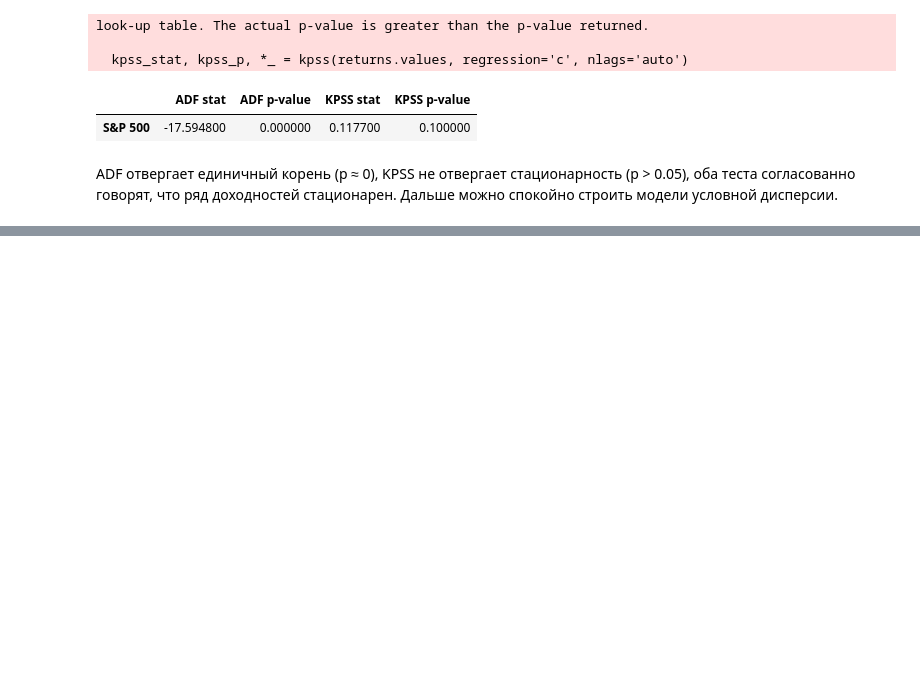
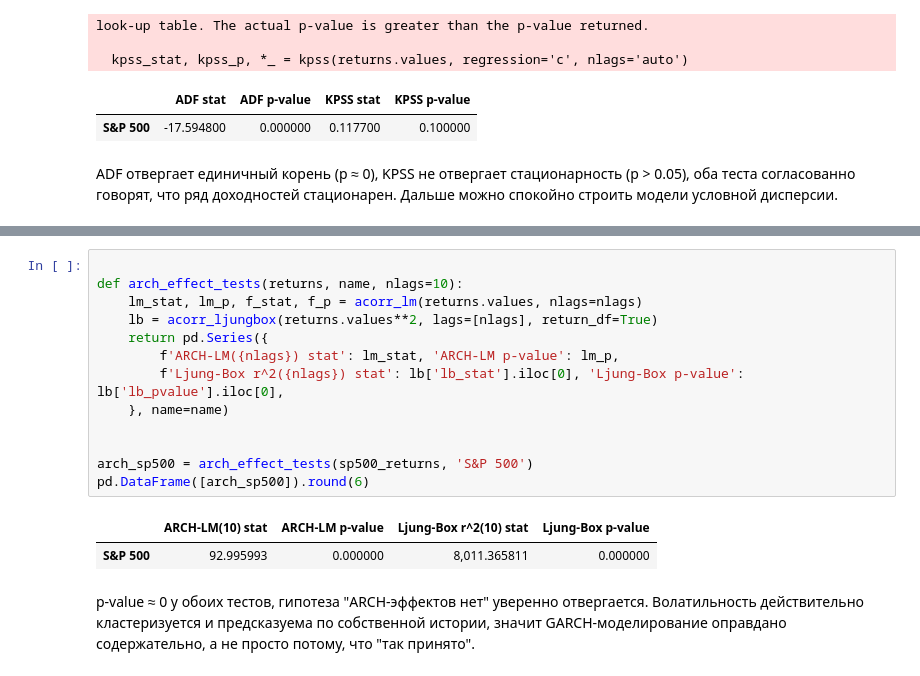
Before and after one commit to kdnvnadya/ms-garch, a Jupyter notebook: vkr_msgarch_1.ipynb, the cells around one changed output, grey strips where cells are left out. Saved outputs shown, nothing was run; the diff lists cells and outputs as text; blank space fills up the shorter version.

```diff
--- a/vkr_msgarch_1.ipynb
+++ b/vkr_msgarch_1.ipynb
@@ -177,0 +208,21 @@ ADF отвергает единичный корень (p ≈ 0), KPSS не от
+# %%
+
+def arch_effect_tests(returns, name, nlags=10):
+    lm_stat, lm_p, f_stat, f_p = acorr_lm(returns.values, nlags=nlags)
+    lb = acorr_ljungbox(returns.values**2, lags=[nlags], return_df=True)
+    return pd.Series({
+        f'ARCH-LM({nlags}) stat': lm_stat, 'ARCH-LM p-value': lm_p,
+        f'Ljung-Box r^2({nlags}) stat': lb['lb_stat'].iloc[0], 'Ljung-Box p-value': lb['lb_pvalue'].iloc[0],
+    }, name=name)
+
+
+arch_sp500 = arch_effect_tests(sp500_returns, 'S&P 500')
+pd.DataFrame([arch_sp500]).round(6)
+# %% [output]
+|  | ARCH-LM(10) stat | ARCH-LM p-value | Ljung-Box r^2(10) stat | Ljung-Box p-value |
+| S&P 500 | 92.995993 | 0.000000 | 8,011.365811 | 0.000000 |
+# %% [markdown]
+
+p-value ≈ 0 у обоих тестов, гипотеза "ARCH-эффектов нет" уверенно отвергается. Волатильность
+действительно кластеризуется и предсказуема по собственной истории, значит GARCH-моделирование
+оправдано содержательно, а не просто потому, что "так принято".
```
Also changed, not shown: parts of 4 cells of this notebook.
